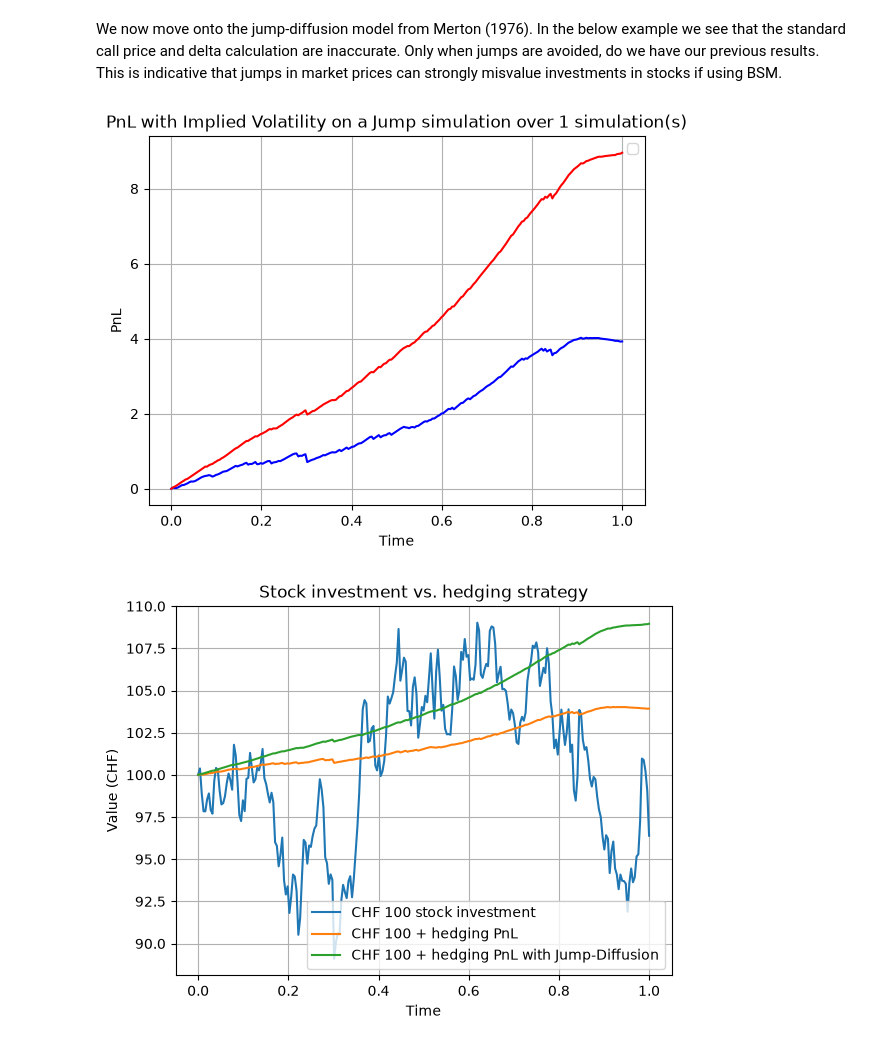
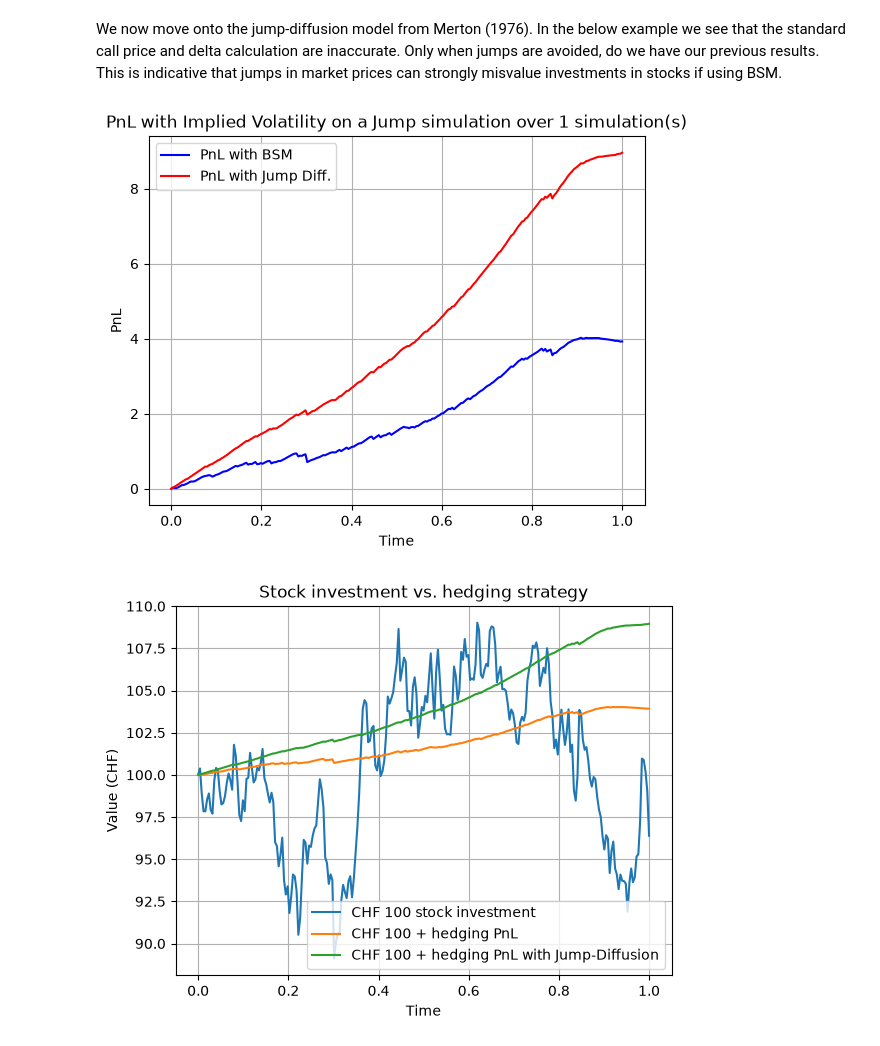
Before and after one commit to AeternoModo/Perfromance-and-Calibration-of-the-Jump-Diffusion-Model, a Jupyter notebook: strategies/volatility_hedge.ipynb, the cells around one changed output. Drawn from its saved outputs; the diff is of its cells as text; code cells hidden in the pictures.

```diff
--- a/strategies/volatility_hedge.ipynb
+++ b/strategies/volatility_hedge.ipynb
@@ -207,8 +211,16 @@ final_Jpnl3 = np.zeros(n_simulations_jump)
 for j in range(n_simulations_jump):
     pnl3, S3, t3 = Hedge_fourier.hedge_simulation(sigma_i, F_call_price_Lewis, CallDelta, char_BSM)
     Jpnl3, S3, t3 = Hedge_fourier.hedge_simulation(sigma_i, F_call_price_Lewis, CallDelta, char_Jump, S3, 1e-3)
-    plt.plot(t3, pnl3, color = 'blue', alpha = (1+j)/n_simulations_jump)
-    plt.plot(t3, Jpnl3, color = 'red', alpha = (1+j)/n_simulations_jump)
+    if j == 0 and n_simulations_jump == 1:
+        plt.plot(t3, pnl3, color = 'blue', label = 'PnL with BSM')
+        plt.plot(t3, Jpnl3, color = 'red', label = 'PnL with Jump Diff.')
+    elif j == 0:
+        plt.plot(t3, pnl3, color = 'blue', alpha = 1-(1+j)/n_simulations_jump, label = 'PnL with BSM')
+        plt.plot(t3, Jpnl3, color = 'red', alpha = 1-(1+j)/n_simulations_jump, label = 'PnL with Jump Diff.')
+    else:
+        plt.plot(t3, pnl3, color = 'blue', alpha = 1-(1+j)/n_simulations_jump)
+        plt.plot(t3, Jpnl3, color = 'red', alpha = 1-(1+j)/n_simulations_jump)
+
     final_pnl3[j] = pnl3[-1]
     final_Jpnl3[j] = Jpnl3[-1]
 
@@ -217,32 +229,34 @@ std_pnl3 = np.std(final_pnl3)
 mean_Jpnl3 = np.mean(final_Jpnl3)
 std_Jpnl3 = np.std(final_Jpnl3)
 if n_simulations_jump != 1:
     print(f"Mean PnL for hedging with actual volatility over {n_simulations_jump} simulation(s): BSM: ", mean_pnl3, "Jump_Diff", mean_Jpnl3)
     print(f"Std PnL for hedging with actual volatility over {n_simulations_jump} simulation(s): BSM: ", std_pnl3, "Jump_Diff", std_Jpnl3)
 plt.xlabel('Time')
 
 plt.ylabel('PnL')
 plt.title(f"PnL with Implied Volatility on a Jump simulation over {n_simulations_jump} simulation(s)")
 plt.legend()
 plt.grid()
 plt.show()
 
 
+
+# Path from holding the stock vs implementing the volatility hedging strategy with implied volatility.
 if n_simulations_jump == 1:
     plt.figure()
 
     cash_100 = 100 * S3 / S3[0]
 
     plt.plot(t3, cash_100, label="CHF 100 stock investment")
     plt.plot(t3, 100 + pnl3, label="CHF 100 + hedging PnL")
     plt.plot(t3, 100 + Jpnl3, label="CHF 100 + hedging PnL with Jump-Diffusion")
 
     plt.xlabel("Time")
     plt.ylabel("Value (CHF)")
     plt.title("Stock investment vs. hedging strategy")
     plt.legend()
     plt.grid()
     plt.show()
 # %% [output]
-[figure, old version]
+[figure, new version]
 [figure]
```
Also changed, not shown: parts of 1 cell of this notebook.
